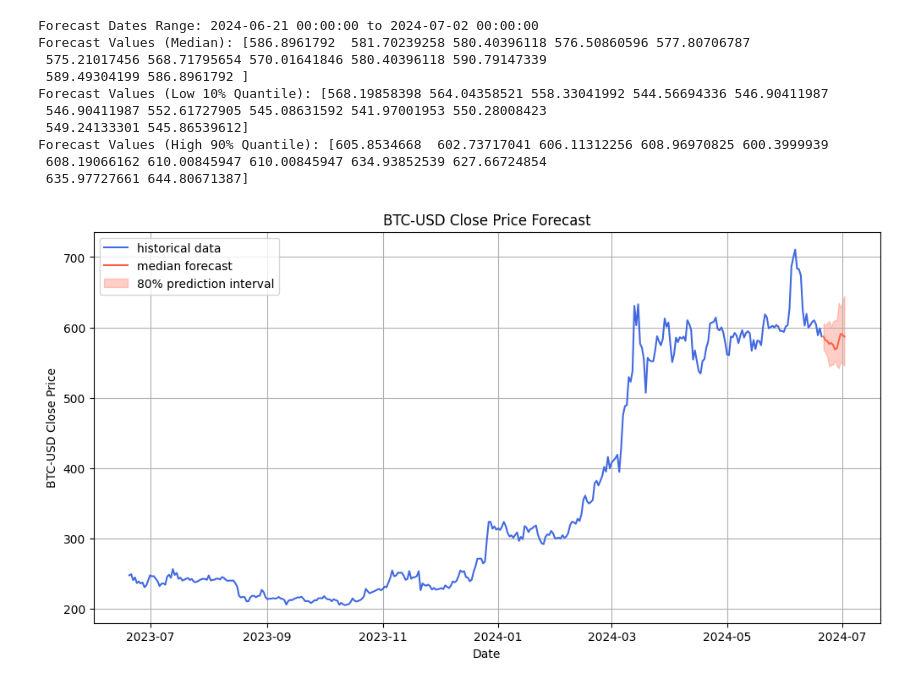
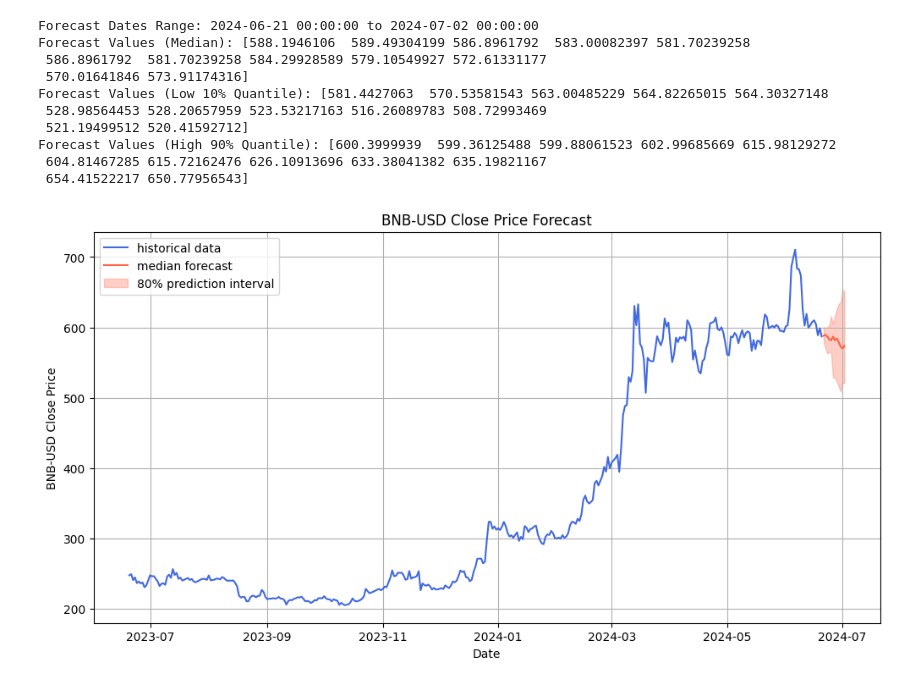
Before and after one commit to Group5-week9-10ac/Crypto-Trading-Engineering, a Jupyter notebook: notebooks/Chronos_forecasting.ipynb, the cells around one changed output. Saved outputs shown, nothing was run; the diff lists cells and outputs as text; code cells hidden in the pictures.

```diff
--- a/notebooks/Chronos_forecasting.ipynb
+++ b/notebooks/Chronos_forecasting.ipynb
@@ -29,18 +30,19 @@ Forecast Values (High 90% Quantile): [66698.1625     67916.8421875  67192.217968
 # %%
+name = 'BNB'
 df_bnb = pd.read_csv('/home/jabez/Documents/week_9/Crypto-Trading-Engineering/data/BNB-USD (1).csv')
 context_bnb = forecast.data_preparation(df_bnb)
 forecast_bnb_date = forecast.generate_forecast_date(df_bnb)
-forecast.predict(df_bnb,forecast_bnb_date,context_bnb)
+forecast.predict(name, df_bnb,forecast_bnb_date,context_bnb)
 # %% [output]
 Forecast Dates Range: 2024-06-21 00:00:00 to 2024-07-02 00:00:00
-Forecast Values (Median): [586.8961792  581.70239258 580.40396118 576.50860596 577.80706787
- 575.21017456 568.71795654 570.01641846 580.40396118 590.79147339
- 589.49304199 586.8961792 ]
-Forecast Values (Low 10% Quantile): [568.19858398 564.04358521 558.33041992 544.56694336 546.90411987
- 546.90411987 552.61727905 545.08631592 541.97001953 550.28008423
- 549.24133301 545.86539612]
-Forecast Values (High 90% Quantile): [605.8534668  602.73717041 606.11312256 608.96970825 600.3999939
- 608.19066162 610.00845947 610.00845947 634.93852539 627.66724854
- 635.97727661 644.80671387]
+Forecast Values (Median): [588.1946106  589.49304199 586.8961792  583.00082397 581.70239258
+ 586.8961792  581.70239258 584.29928589 579.10549927 572.61331177
+ 570.01641846 573.91174316]
+Forecast Values (Low 10% Quantile): [581.4427063  570.53581543 563.00485229 564.82265015 564.30327148
+ 528.98564453 528.20657959 523.53217163 516.26089783 508.72993469
+ 521.19499512 520.41592712]
+Forecast Values (High 90% Quantile): [600.3999939  599.36125488 599.88061523 602.99685669 615.98129272
+ 604.81467285 615.72162476 626.10913696 633.38041382 635.19821167
+ 654.41522217 650.77956543]
-[figure, old version]
+[figure, new version]
 # %%
```
Also changed, not shown: parts of 4 cells of this notebook.
